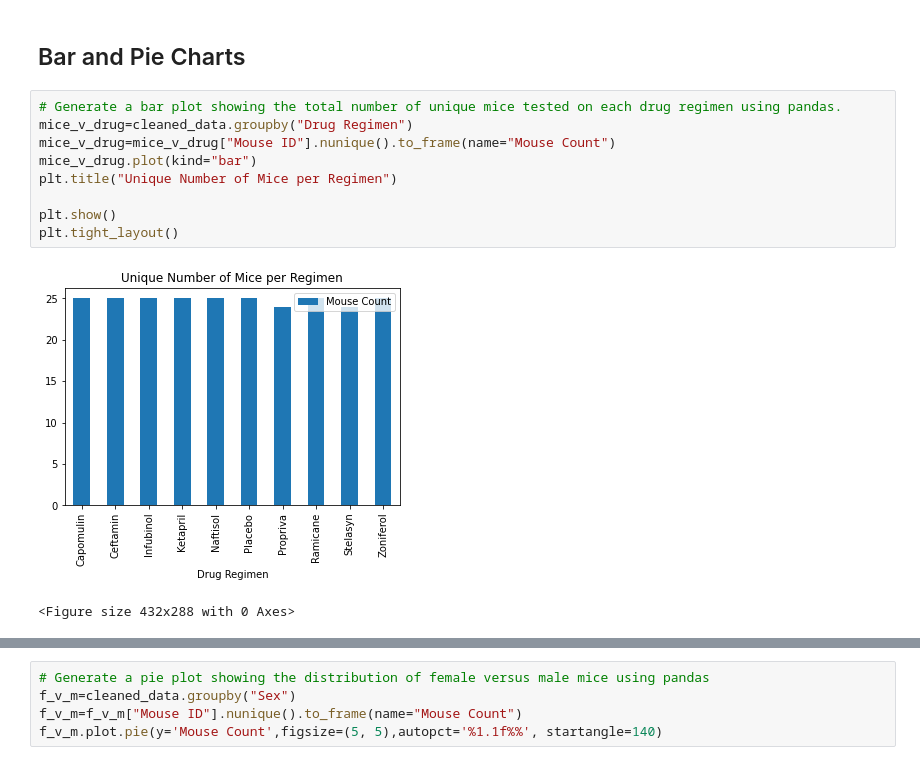
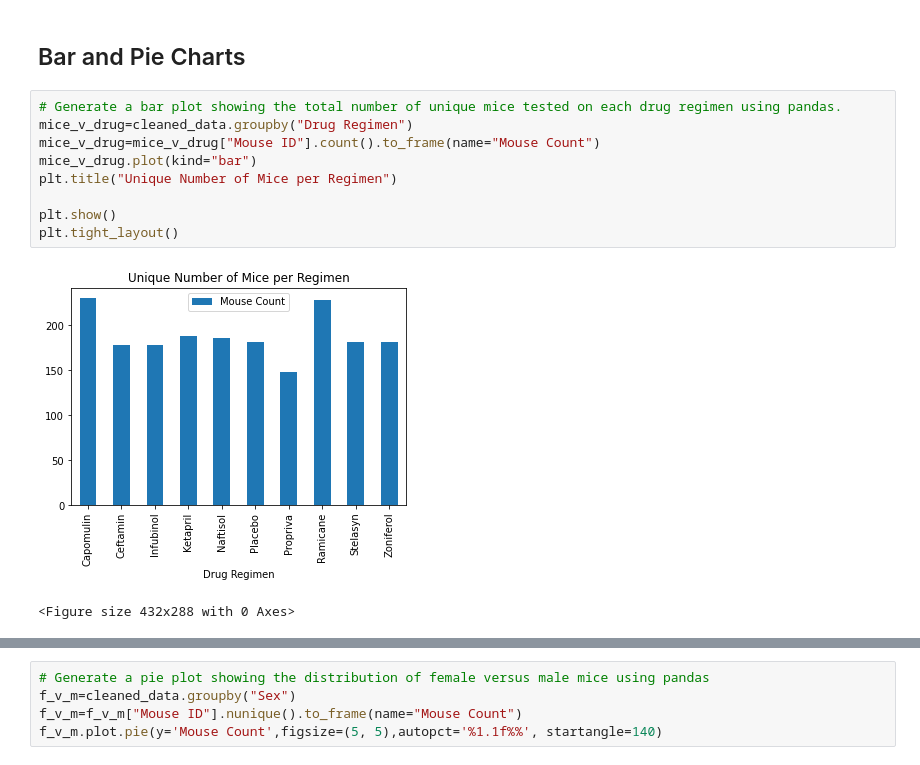
Before and after one commit to RBLevine/matplotlib-challenge, a Jupyter notebook: Pymaceuticals/pymaceuticals_starter.ipynb, the cells around one changed output, grey strips where cells are left out. Drawn from its saved outputs; the diff is of its cells as text.

```diff
--- a/Pymaceuticals/pymaceuticals_starter.ipynb
+++ b/Pymaceuticals/pymaceuticals_starter.ipynb
@@ -158,14 +158,14 @@ drug_analysis
 # %%
 # Generate a bar plot showing the total number of unique mice tested on each drug regimen using pandas.
 mice_v_drug=cleaned_data.groupby("Drug Regimen")
-mice_v_drug=mice_v_drug["Mouse ID"].nunique().to_frame(name="Mouse Count")
+mice_v_drug=mice_v_drug["Mouse ID"].count().to_frame(name="Mouse Count")
 mice_v_drug.plot(kind="bar")
 plt.title("Unique Number of Mice per Regimen")
 
 plt.show()
 plt.tight_layout()
 # %% [output]
-[figure, old version]
+[figure, new version]
 <Figure size 432x288 with 0 Axes>
 # %%
 # Generate a bar plot showing the total number of unique mice tested on each drug regimen using pyplot.
```
Also changed, not shown: parts of 5 cells of this notebook.
